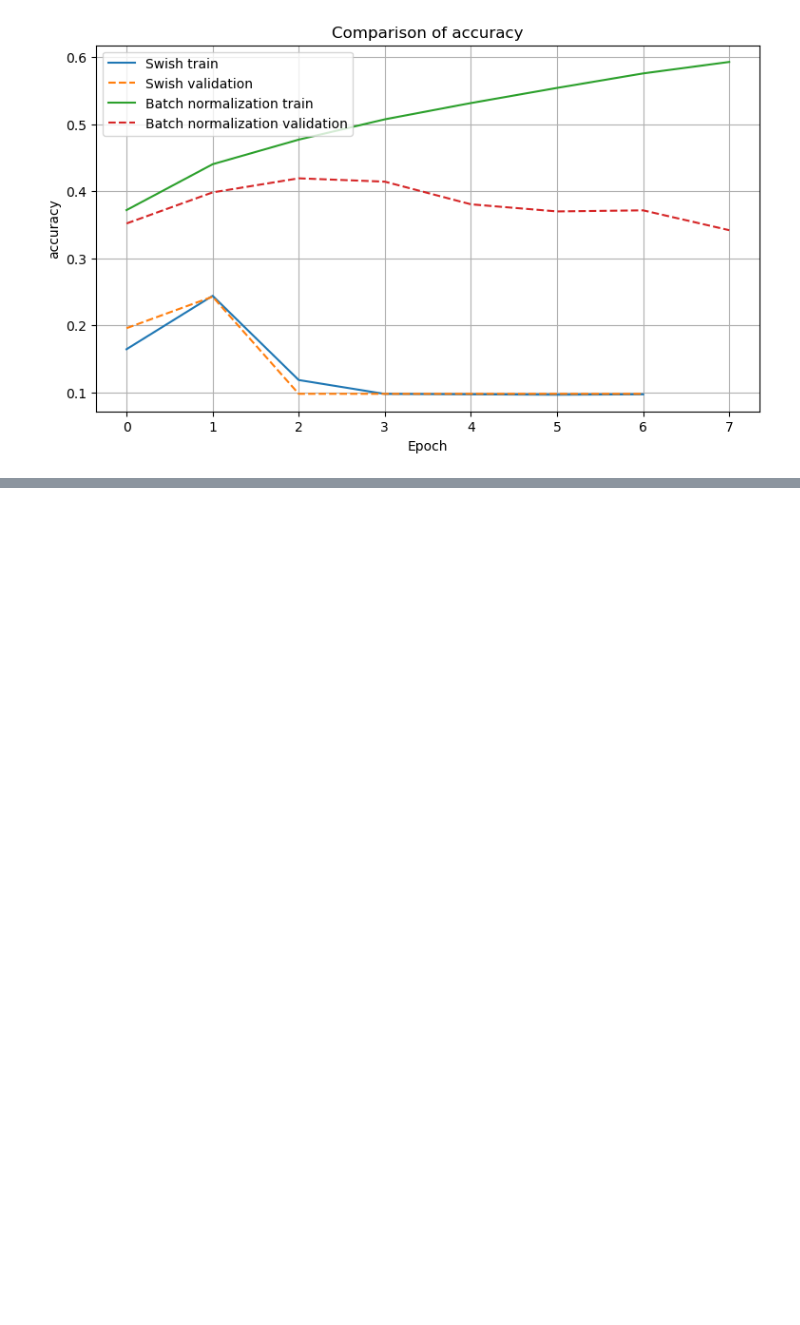
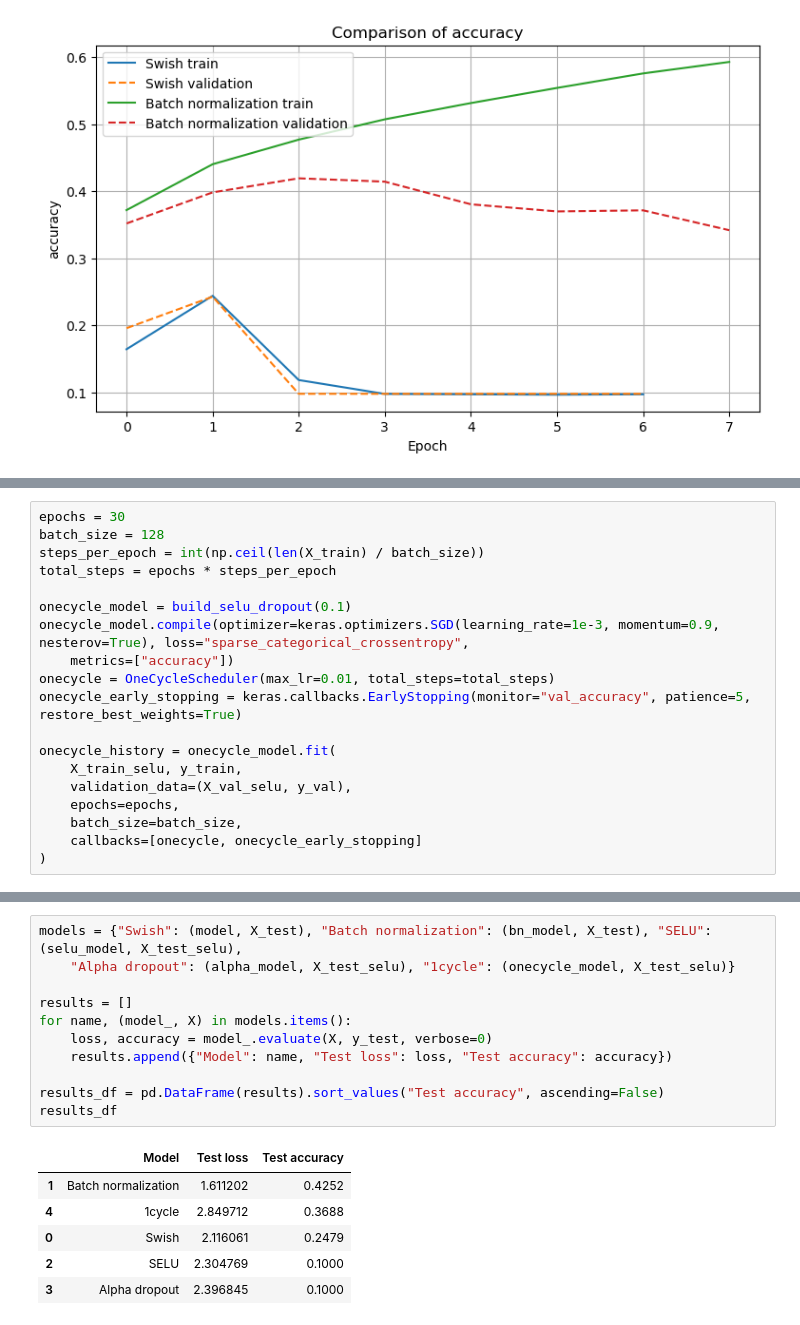
Before and after one commit to sumukha-r/hands-on-machine-learning, a Jupyter notebook: Chapter11-Training-Deep-Neural-Networks.ipynb, the cells around one changed output, grey strips where cells are left out. Drawn from its saved outputs; the diff is of its cells as text; blank space fills up the shorter version.

```diff
--- a/Chapter11-Training-Deep-Neural-Networks.ipynb
+++ b/Chapter11-Training-Deep-Neural-Networks.ipynb
@@ -158,0 +293,19 @@ compare_histories({"Swish": history, "Batch normalization": bn_history}, "accura
+# %%
+epochs = 30
+batch_size = 128
+steps_per_epoch = int(np.ceil(len(X_train) / batch_size))
+total_steps = epochs * steps_per_epoch
+
+onecycle_model = build_selu_dropout(0.1)
+onecycle_model.compile(optimizer=keras.optimizers.SGD(learning_rate=1e-3, momentum=0.9, nesterov=True), loss="sparse_categorical_crossentropy",
+    metrics=["accuracy"])
+onecycle = OneCycleScheduler(max_lr=0.01, total_steps=total_steps)
+onecycle_early_stopping = keras.callbacks.EarlyStopping(monitor="val_accuracy", patience=5, restore_best_weights=True)
+
+onecycle_history = onecycle_model.fit(
+    X_train_selu, y_train,
+    validation_data=(X_val_selu, y_val),
+    epochs=epochs,
+    batch_size=batch_size,
+    callbacks=[onecycle, onecycle_early_stopping]
+)
@@ -158,0 +330,18 @@ compare_histories({"Swish": history, "Batch normalization": bn_history}, "accura
+# %%
+models = {"Swish": (model, X_test), "Batch normalization": (bn_model, X_test), "SELU": (selu_model, X_test_selu),
+    "Alpha dropout": (alpha_model, X_test_selu), "1cycle": (onecycle_model, X_test_selu)}
+
+results = []
+for name, (model_, X) in models.items():
+    loss, accuracy = model_.evaluate(X, y_test, verbose=0)
+    results.append({"Model": name, "Test loss": loss, "Test accuracy": accuracy})
+
+results_df = pd.DataFrame(results).sort_values("Test accuracy", ascending=False)
+results_df
+# %% [output]
+|  | Model | Test loss | Test accuracy |
+| 1 | Batch normalization | 1.611202 | 0.4252 |
+| 4 | 1cycle | 2.849712 | 0.3688 |
+| 0 | Swish | 2.116061 | 0.2479 |
+| 2 | SELU | 2.304769 | 0.1000 |
+| 3 | Alpha dropout | 2.396845 | 0.1000 |
```
Also changed, not shown: parts of 11 cells of this notebook.
